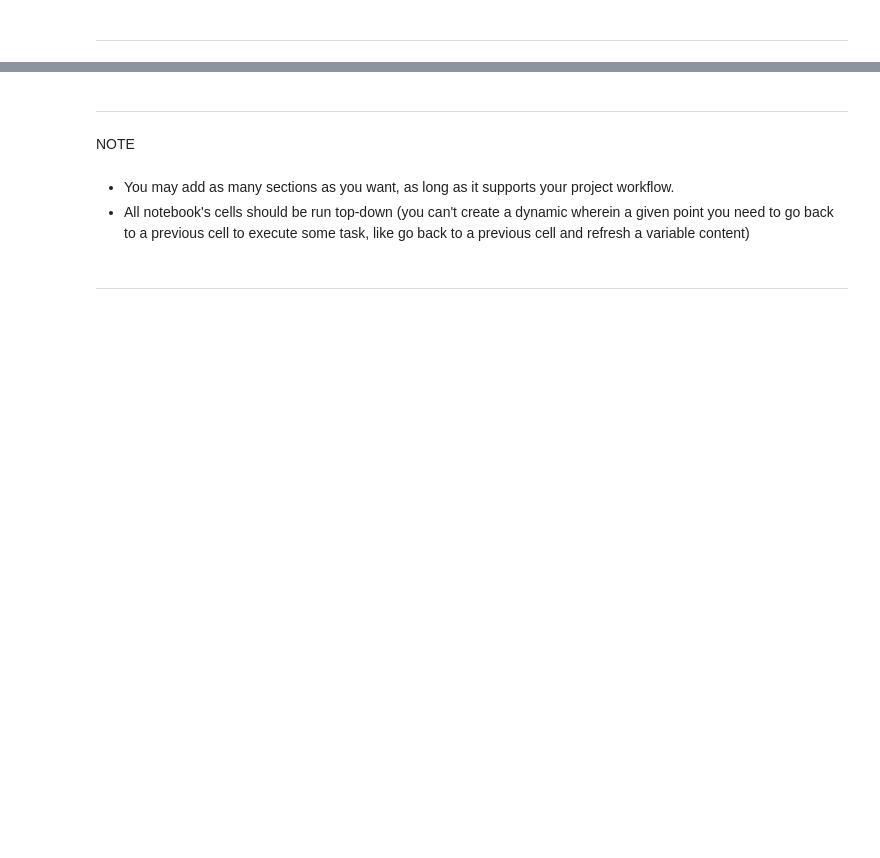
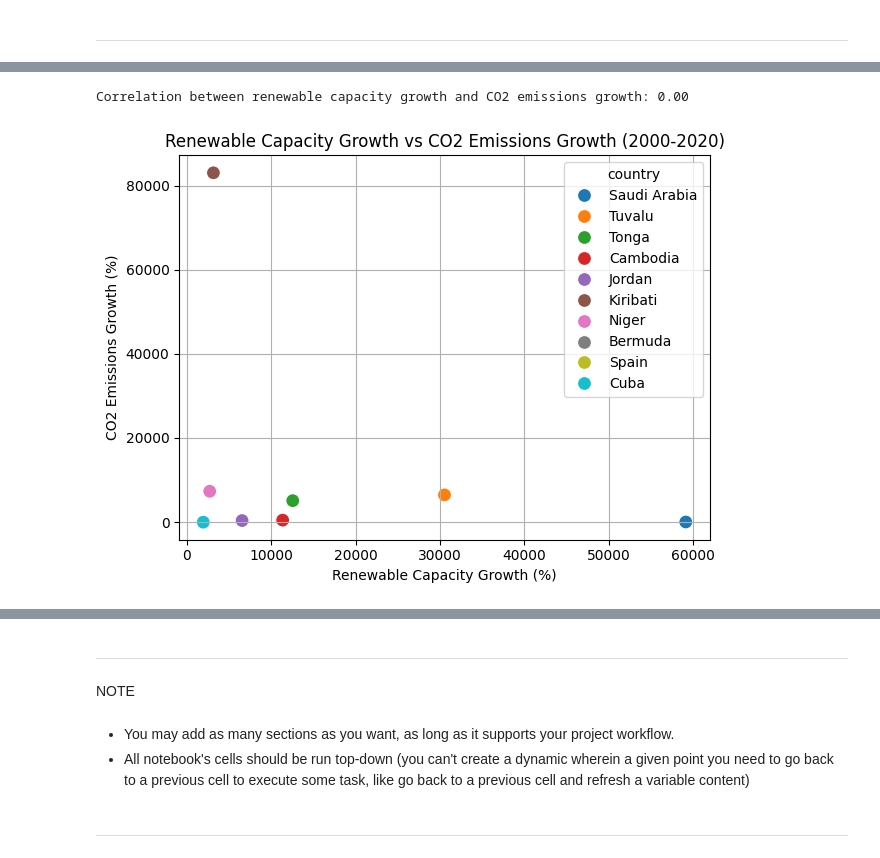
Before and after one commit to draco987987/SDG7_Proyect, a Jupyter notebook: jupyter_notebooks/SDG7.ipynb, the cells around one changed output, grey strips where cells are left out. Drawn from its saved outputs; the diff is of its cells as text; code cells hidden in the pictures; blank space fills up the shorter version.

```diff
--- a/jupyter_notebooks/SDG7.ipynb
+++ b/jupyter_notebooks/SDG7.ipynb
@@ -218,0 +118,4 @@ Section 1 content
+# %%
+processed_df = pd.read_csv(processed_path)
+print("Processed data loaded successfully.")
+processed_df.head()
@@ -224,0 +408,76 @@ Section 2 content
+# %%
+# select initial and final years
+initial_year = 2000
+final_year = 2020
+
+# filter data for initial and final years
+df_start = processed_df[processed_df['year'] == initial_year]
+df_end = processed_df[processed_df['year'] == final_year]
+
+
+
+
+# Merge the two DataFrames on 'country'
+df_merged = pd.merge(df_start[['country', 'renewable_capacity_per_capita', 'co2_emissions_kt']],
+                     df_end[['country', 'renewable_capacity_per_capita', 'co2_emissions_kt']],
+                     on='country', suffixes=('_start', '_end')
+)
+
+# There is a problem with the data, some countries have 0 renewable capacity per capita in the initial year and
+# this causes division by zero in the growth calculation. We will filter these out.
+df_merged = df_merged[df_merged['renewable_capacity_per_capita_start'] > 0]
+
+# calculate growth percentage
+df_merged['renewable_capacity_growth'] = (
+    df_merged['renewable_capacity_per_capita_end'] - df_merged['renewable_capacity_per_capita_start']
+) / df_merged['renewable_capacity_per_capita_start'] * 100
+
+df_merged['co2_emissions_growth'] = (
+    df_merged['co2_emissions_kt_end'] - df_merged['co2_emissions_kt_start']
+) / df_merged['co2_emissions_kt_start'] * 100
+
+# Calculate correlation between renewable capacity growth and CO2 emissions growth
+correlation = df_merged[['renewable_capacity_growth', 'co2_emissions_growth']].corr().iloc[0, 1]
+print(f"Correlation between renewable capacity growth and CO2 emissions growth: {correlation:.2f}")
+
+# select top 10 countries with highest growth in renewable capacity
+top10 = df_merged.sort_values("renewable_capacity_growth", ascending=False).head(10)
+sns.scatterplot(
+    data=top10,
+    x='renewable_capacity_growth',
+    y='co2_emissions_growth',
+    hue='country',
+    s=100,
+    palette='tab10'
+)
+plt.title('Renewable Capacity Growth vs CO2 Emissions Growth (2000-2020)')
+plt.xlabel('Renewable Capacity Growth (%)')
+plt.ylabel('CO2 Emissions Growth (%)')
+plt.grid(True)
+plt.tight_layout()
+plt.show()
+
+# Create a scatter plot for renewable capacity growth vs CO2 emissions growth
+plt.figure(figsize=(10, 6))
+sns.scatterplot(
+    data=df_merged,
+    x='renewable_capacity_growth',
+    y='co2_emissions_growth',
+    s=80,
+    color='dodgerblue',
+    edgecolor='black'
+)
+plt.title('Renewable Capacity Growth vs CO₂ Emissions Growth (2000–2020)')
+plt.xlabel('Renewable Capacity Growth (%)')
+plt.ylabel('CO₂ Emissions Growth (%)')
+plt.grid(True)
+plt.tight_layout()
+plt.show()
+
+
+# Calculate correlation between renewable capacity growth and CO2 emissions growth
+correlation = df_merged[['renewable_capacity_growth', 'co2_emissions_growth']].corr().iloc[0, 1]
+print(f"Correlation between renewable capacity growth and CO2 emissions growth: {correlation:.2f}")
+# %% [output]
+Correlation between renewable capacity growth and CO2 emissions growth: 0.00
+[figure, added]
```
Also changed, not shown: parts of 50 cells of this notebook, 3 other files.
